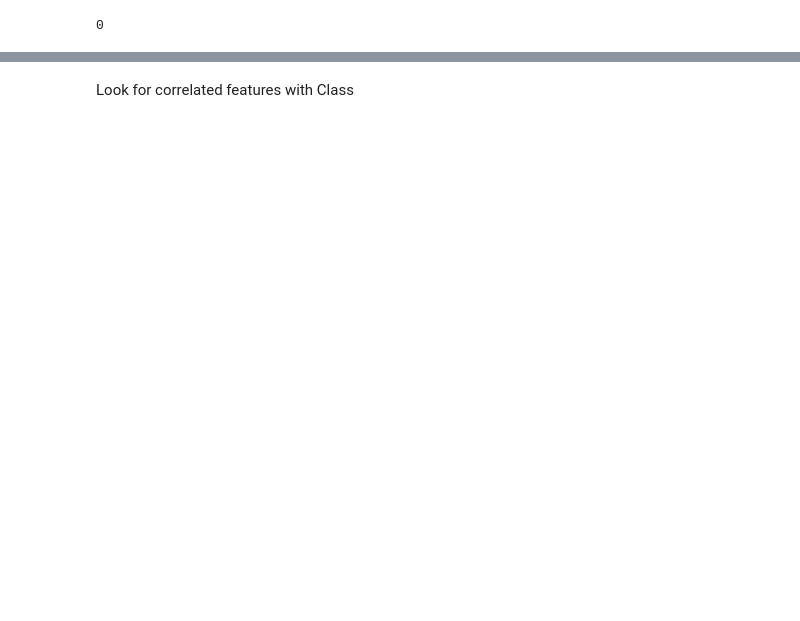
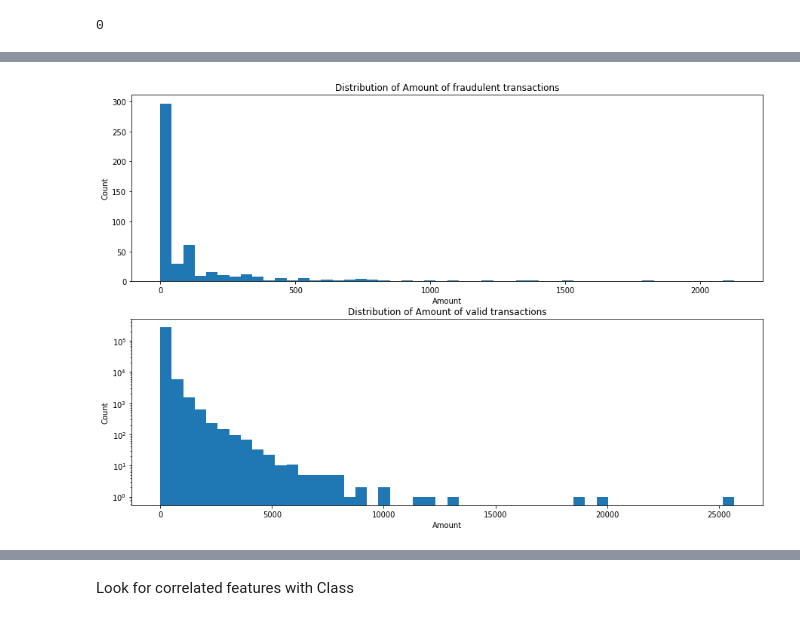
Before and after one commit to PadmakarDeshpande/ML_projects, a Jupyter notebook: Credit_Card_Fraud_Detection/Code.ipynb, the cells around one changed output, grey strips where cells are left out. Saved outputs shown, nothing was run; the diff lists cells and outputs as text; code cells hidden in the pictures; blank space fills up the shorter version.

```diff
--- a/Credit_Card_Fraud_Detection/Code.ipynb
+++ b/Credit_Card_Fraud_Detection/Code.ipynb
@@ -49,0 +62,21 @@ No missing values
+# %%
+fraud = df[df["Class"]==1]
+valid = df[df["Class"]==0]
+# %%
+plt.figure(figsize=(15,10))
+ax1 = plt.subplot(2,1,1)
+ax1.set_xlabel("Amount")
+ax1.set_ylabel("Count")
+ax1.set_title("Distribution of Amount of fraudulent transactions")
+_ = ax1.hist(fraud["Amount"], bins=50)
+
+ax2 = plt.subplot(2,1,2)
+ax2.set_xlabel("Amount")
+ax2.set_ylabel("Count")
+ax2.set_title("Distribution of Amount of valid transactions")
+_ = ax2.hist(valid["Amount"], bins=50)
+
+plt.yscale('log')
+plt.show();
+# %% [output]
+[figure, added]
```
Also changed, not shown: parts of 76 cells of this notebook.
